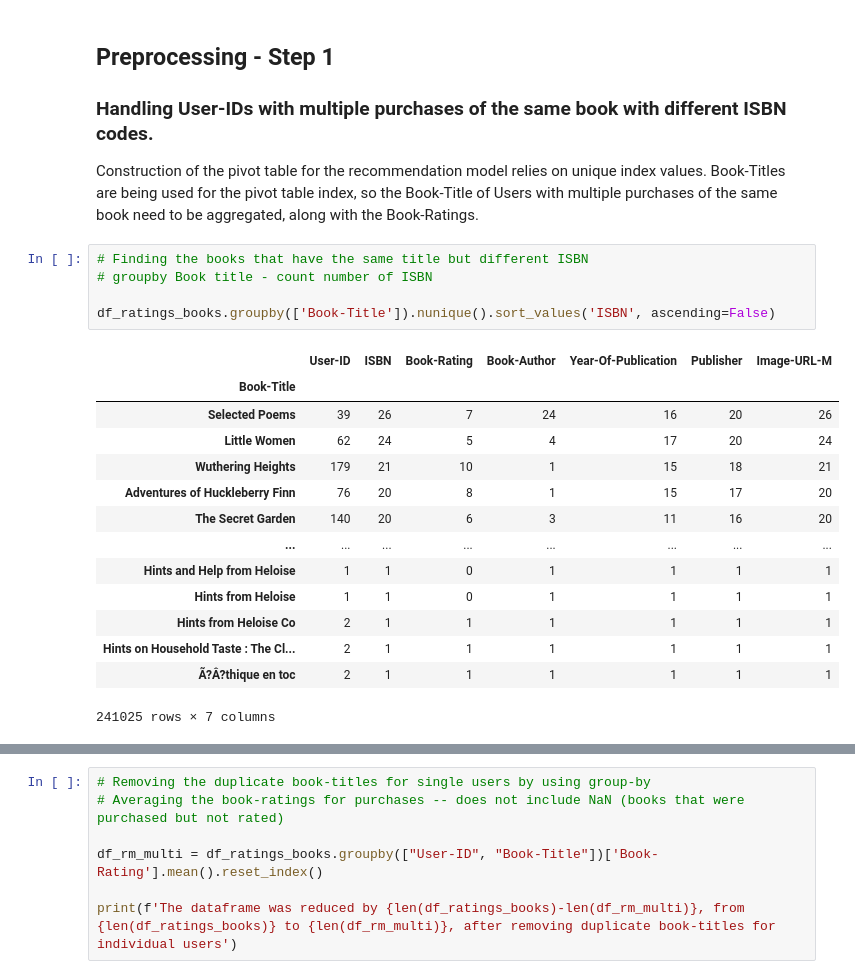
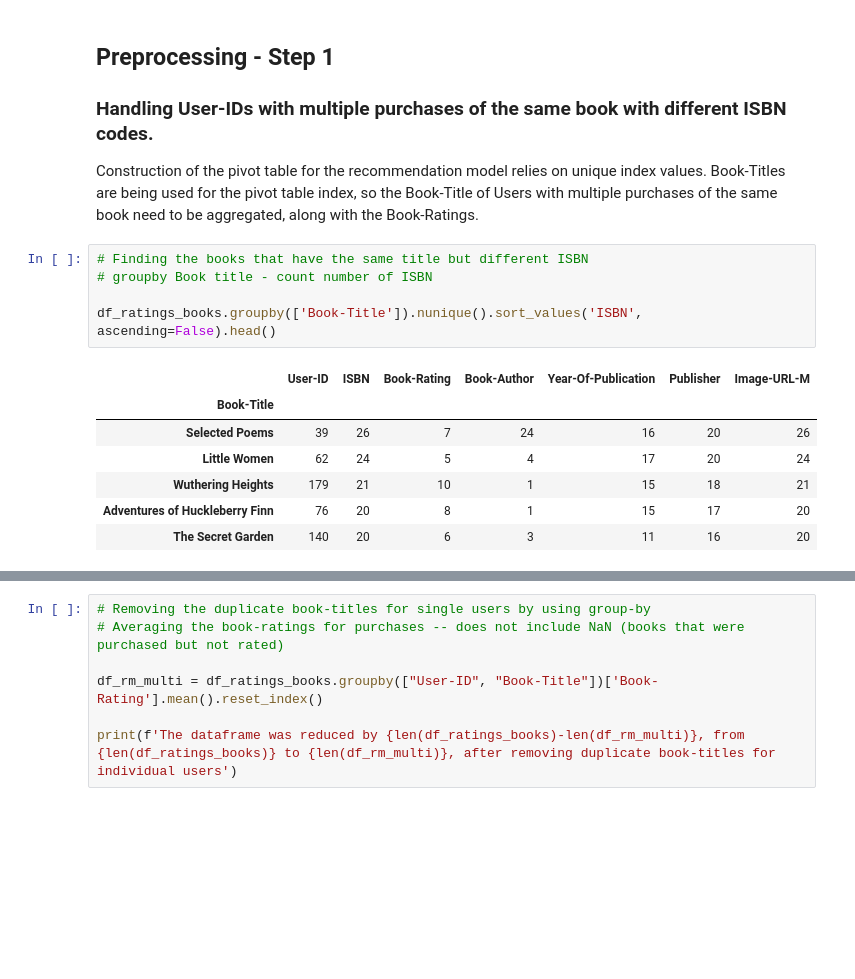
Before and after one commit to stephanielabelle/book_recommender, a Jupyter notebook: book_recommender.ipynb, the cells around one changed output, grey strips where cells are left out. Saved outputs shown, nothing was run; the diff lists cells and outputs as text; blank space fills up the shorter version.

```diff
--- a/book_recommender.ipynb
+++ b/book_recommender.ipynb
@@ -1325,23 +1295,16 @@ Construction of the pivot table for the recommendation model relies on unique in
 # %%
 # Finding the books that have the same title but different ISBN
 # groupby Book title - count number of ISBN
 
-df_ratings_books.groupby(['Book-Title']).nunique().sort_values('ISBN', ascending=False)
+df_ratings_books.groupby(['Book-Title']).nunique().sort_values('ISBN', ascending=False).head()
 # %% [output]
 |  | User-ID | ISBN | Book-Rating | Book-Author | Year-Of-Publication | Publisher | Image-URL-M |
 | Book-Title |  |  |  |  |  |  |  |
 | Selected Poems | 39 | 26 | 7 | 24 | 16 | 20 | 26 |
 | Little Women | 62 | 24 | 5 | 4 | 17 | 20 | 24 |
 | Wuthering Heights | 179 | 21 | 10 | 1 | 15 | 18 | 21 |
 | Adventures of Huckleberry Finn | 76 | 20 | 8 | 1 | 15 | 17 | 20 |
 | The Secret Garden | 140 | 20 | 6 | 3 | 11 | 16 | 20 |
-| ... | ... | ... | ... | ... | ... | ... | ... |
-| Hints and Help from Heloise | 1 | 1 | 0 | 1 | 1 | 1 | 1 |
-| Hints from Heloise | 1 | 1 | 0 | 1 | 1 | 1 | 1 |
-| Hints from Heloise Co | 2 | 1 | 1 | 1 | 1 | 1 | 1 |
-| Hints on Household Taste : The Cl... | 2 | 1 | 1 | 1 | 1 | 1 | 1 |
-| Ã?Â?thique en toc | 2 | 1 | 1 | 1 | 1 | 1 | 1 |
-241025 rows × 7 columns
 # %%
 # Grouping by User-ID and finding the number of unique values
 # Is there a disparity between number of unique book titles and number of ISBNs
```
Also changed, not shown: parts of 26 cells of this notebook.
